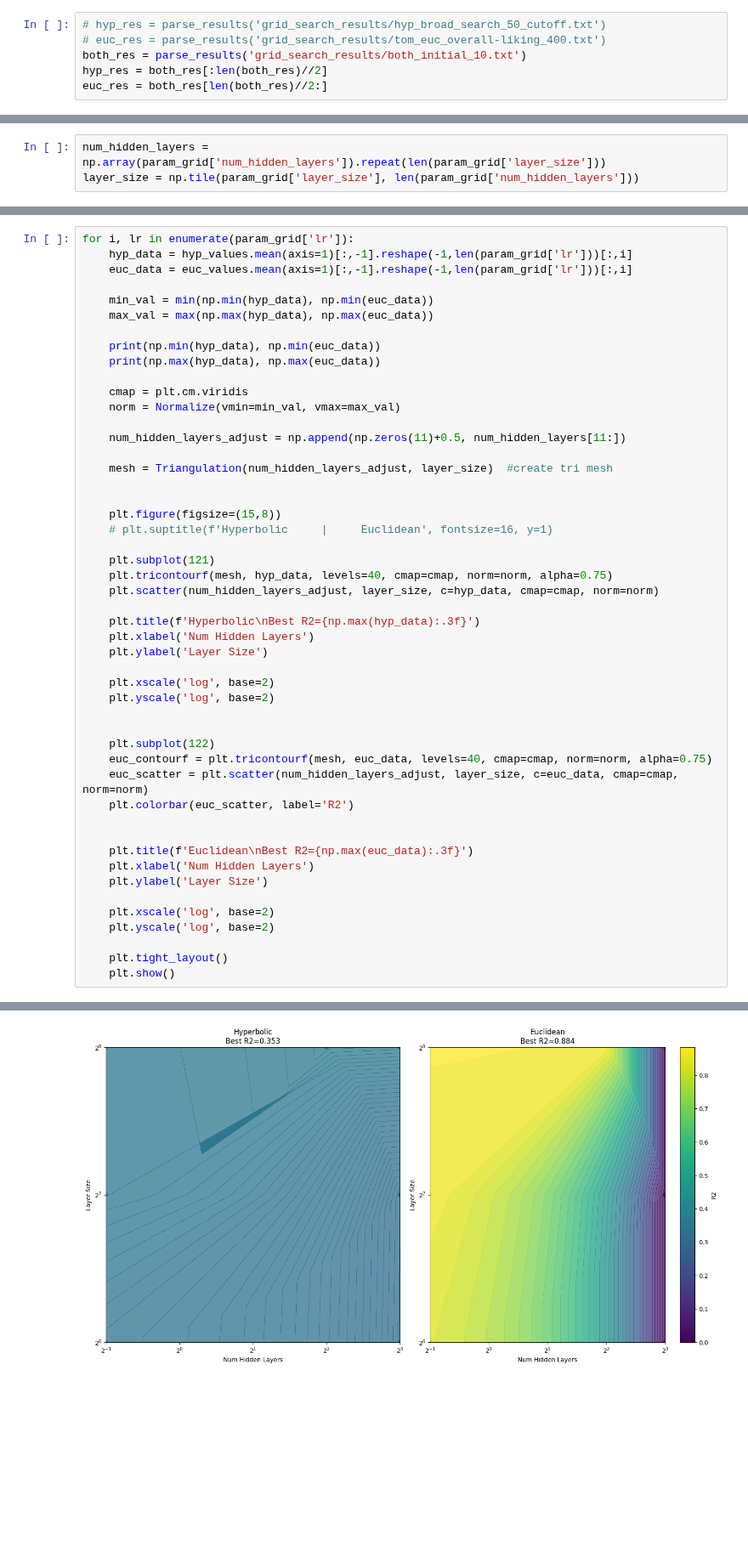
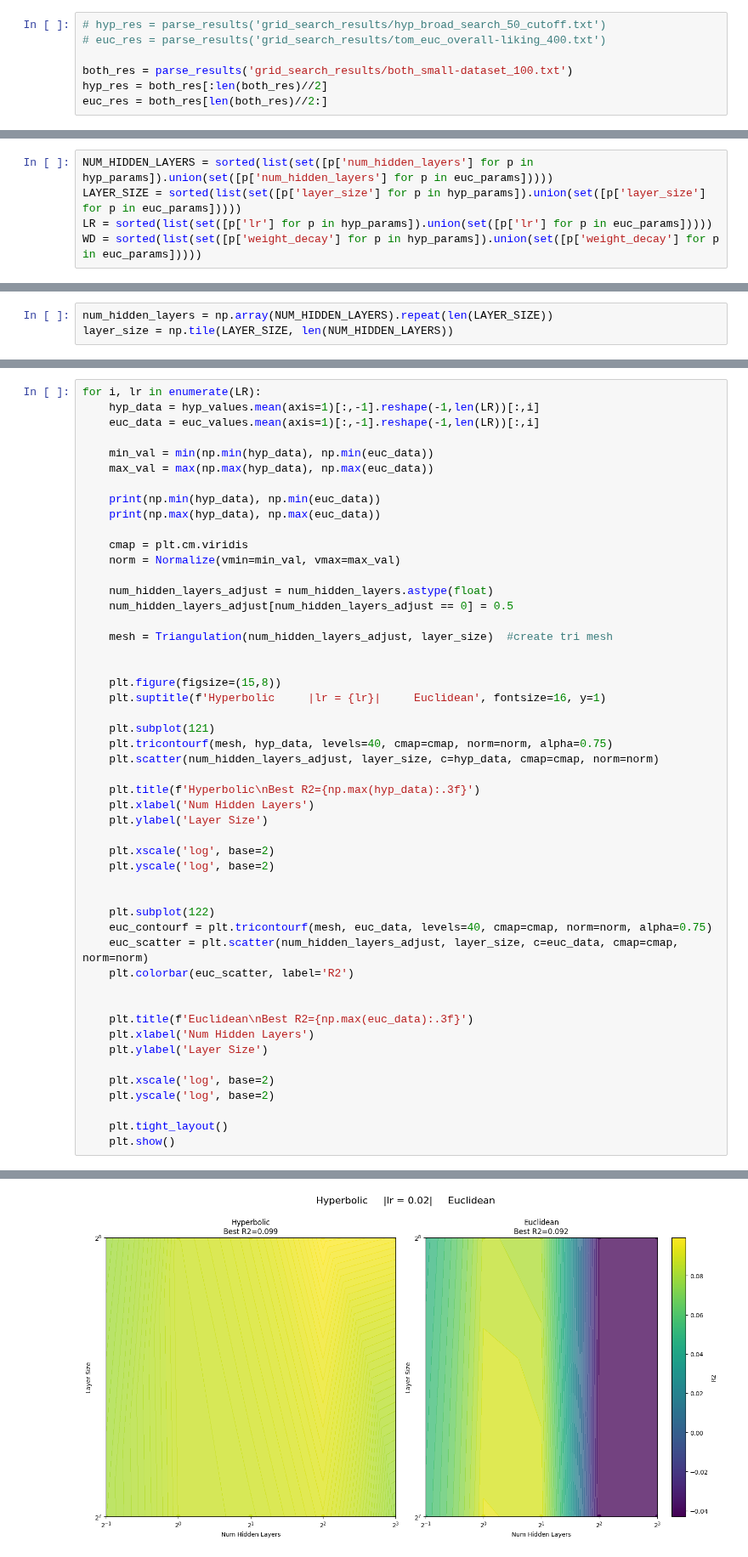
Before and after one commit to Rory-Dam/master_thesis, a Jupyter notebook: beer/plot_results.ipynb, the cells around one changed output, grey strips where cells are left out. Shown at 85% size. Saved outputs shown, nothing was run; the diff lists cells and outputs as text; blank space fills up the shorter version.

```diff
--- a/beer/plot_results.ipynb
+++ b/beer/plot_results.ipynb
@@ -37,7 +37,8 @@ def parse_results(file_name):
 # %%
 # hyp_res = parse_results('grid_search_results/hyp_broad_search_50_cutoff.txt')
 # euc_res = parse_results('grid_search_results/tom_euc_overall-liking_400.txt')
-both_res = parse_results('grid_search_results/both_initial_10.txt')
+
+both_res = parse_results('grid_search_results/both_small-dataset_100.txt')
 hyp_res = both_res[:len(both_res)//2]
 euc_res = both_res[len(both_res)//2:]
 # %%
@@ -67,0 +54,5 @@ param_grid = {
+# %%
+NUM_HIDDEN_LAYERS = sorted(list(set([p['num_hidden_layers'] for p in hyp_params]).union(set([p['num_hidden_layers'] for p in euc_params]))))
+LAYER_SIZE = sorted(list(set([p['layer_size'] for p in hyp_params]).union(set([p['layer_size'] for p in euc_params]))))
+LR = sorted(list(set([p['lr'] for p in hyp_params]).union(set([p['lr'] for p in euc_params]))))
+WD = sorted(list(set([p['weight_decay'] for p in hyp_params]).union(set([p['weight_decay'] for p in euc_params]))))
@@ -68,3 +69,3 @@ param_grid = {
 # %%
-num_hidden_layers = np.array(param_grid['num_hidden_layers']).repeat(len(param_grid['layer_size']))
-layer_size = np.tile(param_grid['layer_size'], len(param_grid['num_hidden_layers']))
+num_hidden_layers = np.array(NUM_HIDDEN_LAYERS).repeat(len(LAYER_SIZE))
+layer_size = np.tile(LAYER_SIZE, len(NUM_HIDDEN_LAYERS))
@@ -71,7 +80,7 @@ layer_size = np.tile(param_grid['layer_size'], len(param_grid['num_hidden_layers
 # %%
-for i, lr in enumerate(param_grid['lr']):
-    hyp_data = hyp_values.mean(axis=1)[:,-1].reshape(-1,len(param_grid['lr']))[:,i]
-    euc_data = euc_values.mean(axis=1)[:,-1].reshape(-1,len(param_grid['lr']))[:,i]
+for i, lr in enumerate(LR):
+    hyp_data = hyp_values.mean(axis=1)[:,-1].reshape(-1,len(LR))[:,i]
+    euc_data = euc_values.mean(axis=1)[:,-1].reshape(-1,len(LR))[:,i]
 
     min_val = min(np.min(hyp_data), np.min(euc_data))
     max_val = max(np.max(hyp_data), np.max(euc_data))
@@ -82,13 +91,14 @@ for i, lr in enumerate(param_grid['lr']):
     cmap = plt.cm.viridis
     norm = Normalize(vmin=min_val, vmax=max_val)
 
-    num_hidden_layers_adjust = np.append(np.zeros(11)+0.5, num_hidden_layers[11:])
+    num_hidden_layers_adjust = num_hidden_layers.astype(float)
+    num_hidden_layers_adjust[num_hidden_layers_adjust == 0] = 0.5
 
     mesh = Triangulation(num_hidden_layers_adjust, layer_size)  #create tri mesh
 
 
     plt.figure(figsize=(15,8))
-    # plt.suptitle(f'Hyperbolic     |     Euclidean', fontsize=16, y=1)
+    plt.suptitle(f'Hyperbolic     |lr = {lr}|     Euclidean', fontsize=16, y=1)
 
     plt.subplot(121)
     plt.tricontourf(mesh, hyp_data, levels=40, cmap=cmap, norm=norm, alpha=0.75)
@@ -123 +133 @@ for i, lr in enumerate(param_grid['lr']):
-[figure, old version]
+[figure, new version]
```
Also changed, not shown: parts of 8 cells of this notebook, 9 other files.
